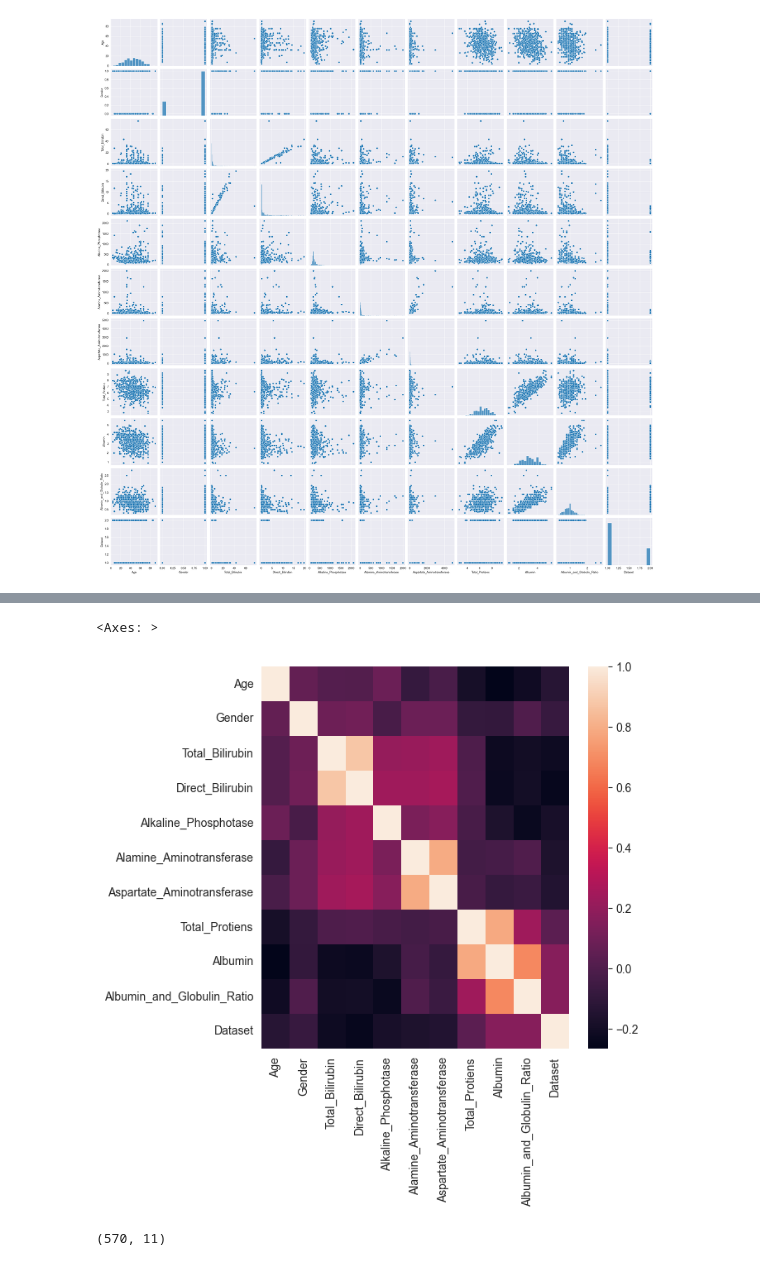
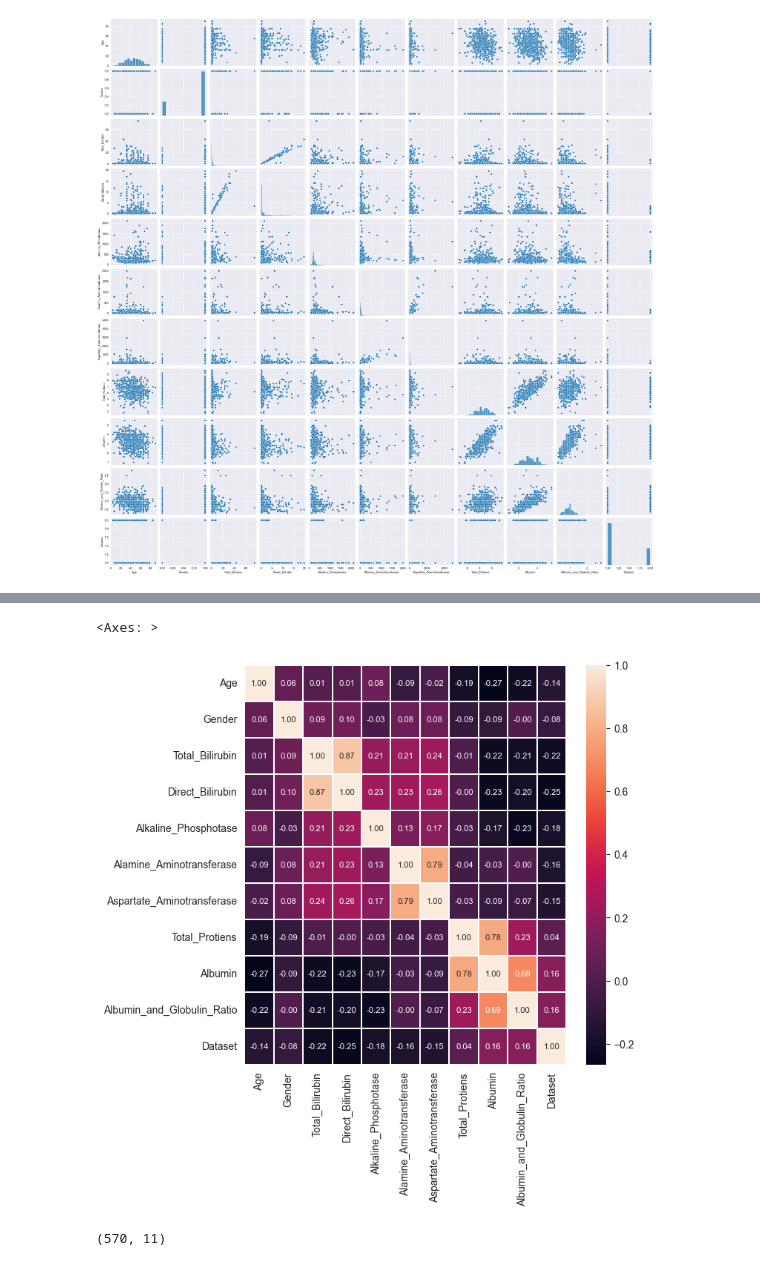
Before and after one commit to AnchalGupta1117/Liver-diseases-prediction, a Jupyter notebook: Liver-diseases-prediction.ipynb, the cells around one changed output, grey strips where cells are left out. Drawn from its saved outputs; the diff is of its cells as text; code cells hidden in the pictures.

```diff
--- a/Liver-diseases-prediction.ipynb
+++ b/Liver-diseases-prediction.ipynb
@@ -148,11 +148,12 @@ corr
 | Albumin_and_Globulin_Ratio | -0.216089 | -0.003404 | -0.206159 | -0.200004 | -0.233960 | -0.002374 | ... |
 | Dataset | -0.137351 | -0.082416 | -0.220208 | -0.246046 | -0.184866 | -0.163416 | ... |
 # %%
-plt.figure(figsize=(6,6))
-sns.heatmap(df.corr())
+import seaborn as sns
+plt.figure(figsize=(7,7))
+sns.heatmap(df.corr(),annot=True, fmt=".2f", annot_kws={"size": 8}, linewidths=0.3, linecolor='white')
 # %% [output]
 <Axes: >
-[figure, old version]
+[figure, new version]
 # %%
 df = df.drop_duplicates()
 # %%
```
Also changed, not shown: parts of 9 cells of this notebook.
